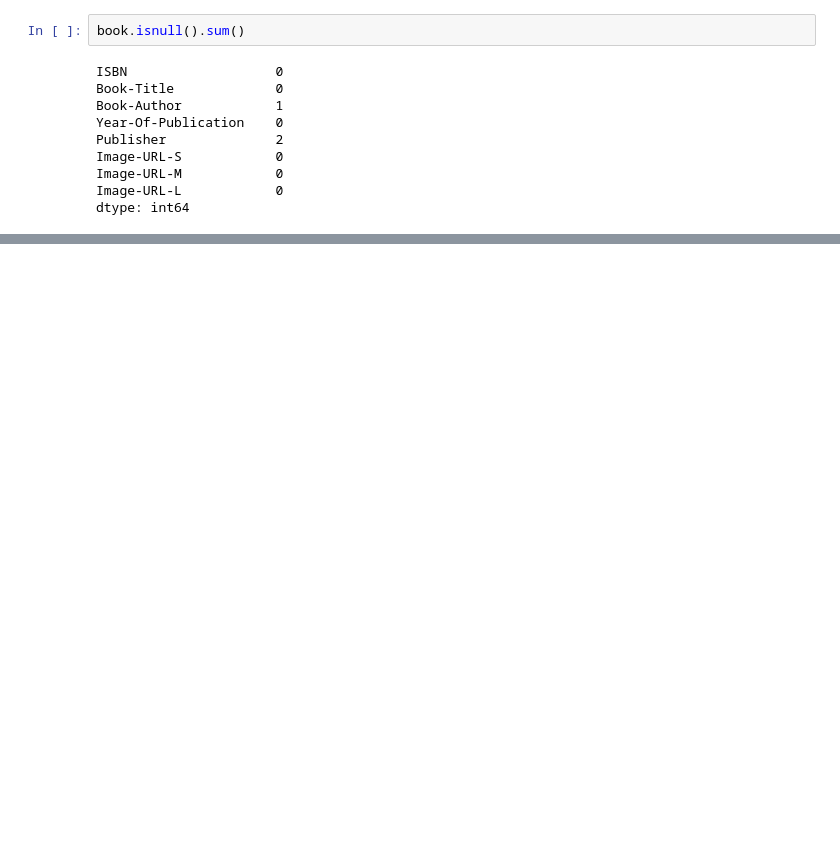
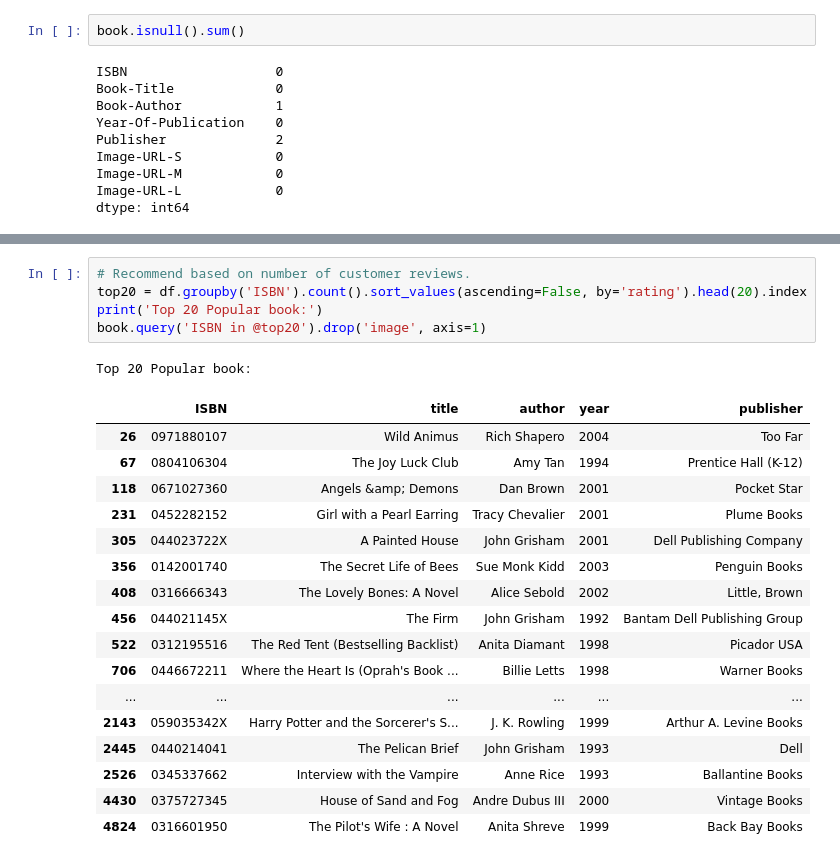
Before and after one commit to ppeyliang/book-recommender, a Jupyter notebook: capstone_project.ipynb, the cells around one changed output, grey strips where cells are left out. Drawn from its saved outputs; the diff is of its cells as text; blank space fills up the shorter version.

```diff
--- a/capstone_project.ipynb
+++ b/capstone_project.ipynb
@@ -120,0 +178,24 @@ sorted(ratings['Book-Rating'].unique())
+# %%
+# Recommend based on number of customer reviews.
+top20 = df.groupby('ISBN').count().sort_values(ascending=False, by='rating').head(20).index
+print('Top 20 Popular book:')
+book.query('ISBN in @top20').drop('image', axis=1)
+# %% [output]
+Top 20 Popular book:
+|  | ISBN | title | author | year | publisher |
+| 26 | 0971880107 | Wild Animus | Rich Shapero | 2004 | Too Far |
+| 67 | 0804106304 | The Joy Luck Club | Amy Tan | 1994 | Prentice Hall (K-12) |
+| 118 | 0671027360 | Angels &amp; Demons | Dan Brown | 2001 | Pocket Star |
+| 231 | 0452282152 | Girl with a Pearl Earring | Tracy Chevalier | 2001 | Plume Books |
+| 305 | 044023722X | A Painted House | John Grisham | 2001 | Dell Publishing Company |
+| 356 | 0142001740 | The Secret Life of Bees | Sue Monk Kidd | 2003 | Penguin Books |
+| 408 | 0316666343 | The Lovely Bones: A Novel | Alice Sebold | 2002 | Little, Brown |
+| 456 | 044021145X | The Firm | John Grisham | 1992 | Bantam Dell Publishing Group |
+| 522 | 0312195516 | The Red Tent (Bestselling Backlist) | Anita Diamant | 1998 | Picador USA |
+| 706 | 0446672211 | Where the Heart Is (Oprah's Book ... | Billie Letts | 1998 | Warner Books |
+| ... | ... | ... | ... | ... | ... |
+| 2143 | 059035342X | Harry Potter and the Sorcerer's S... | J. K. Rowling | 1999 | Arthur A. Levine Books |
+| 2445 | 0440214041 | The Pelican Brief | John Grisham | 1993 | Dell |
+| 2526 | 0345337662 | Interview with the Vampire | Anne Rice | 1993 | Ballantine Books |
+| 4430 | 0375727345 | House of Sand and Fog | Andre Dubus III | 2000 | Vintage Books |
+| 4824 | 0316601950 | The Pilot's Wife : A Novel | Anita Shreve | 1999 | Back Bay Books |
```
Also changed, not shown: parts of 38 cells of this notebook.
